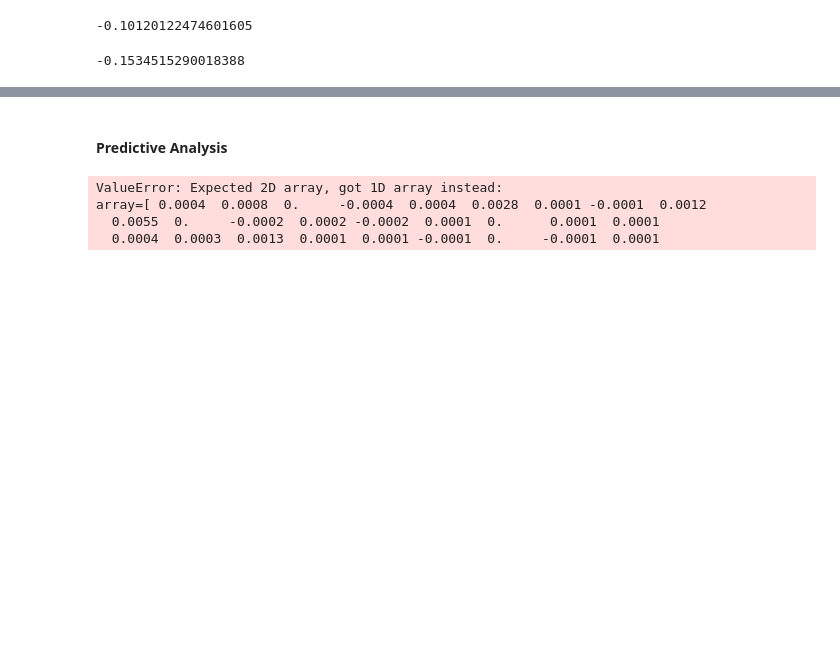
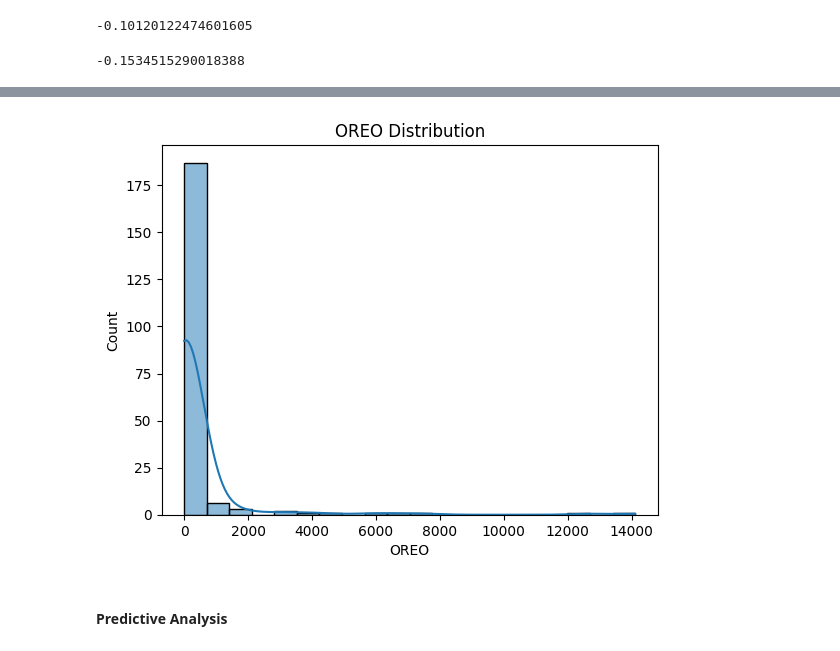
Before and after one commit to chelsbrammer/loan-losses-analysis, a Jupyter notebook: loan_analysis.ipynb, the cells around one changed output, grey strips where cells are left out. Cells and saved outputs as stored; diff of their text form; code cells hidden in the pictures; blank space fills up the shorter version.

```diff
--- a/loan_analysis.ipynb
+++ b/loan_analysis.ipynb
@@ -235,2 +253,11 @@ print(correlations)
+# %%
+# Distribution of a OREO
+sns.histplot(numeric_df['OREO'], bins=20, kde=True)
+plt.xlabel('OREO')
+plt.ylabel('Count')
+plt.title('OREO Distribution')
+plt.show()
+# %% [output]
+[figure, added]
 # %% [markdown]
 #### Predictive Analysis
@@ -240,44 +263,0 @@ numeric_df = new_df.drop(columns=columns_to_exclude)
-# %%
-# Import necessary libraries
-from sklearn.experimental import enable_hist_gradient_boosting  # noqa
-from sklearn.ensemble import HistGradientBoostingClassifier
-from sklearn.model_selection import train_test_split
-from sklearn.impute import SimpleImputer
-import numpy as np
-
-# Assuming 'numeric_df' is your DataFrame after pre-processing
-
-# Define the column to predict
-col_predict = 'Net Charge Offs'
-
-# Split data into features (X) and target (y)
-X = numeric_df.drop(columns=[col_predict])
-y = numeric_df[col_predict]
-
-# Handle missing values in X using SimpleImputer or any other method as required
-# Assuming NaN values can be in X as well, so we handle them here
-imputer_X = SimpleImputer(missing_values=np.nan, strategy='mean')
-X = imputer_X.fit_transform(X)
-
-# Handle missing values in y using SimpleImputer
-imputer_y = SimpleImputer(missing_values=np.nan, strategy='mean')
-y = np.array(imputer_y.fit_transform(y).reshape(-1, 1))
-
-# Split data into training and testing sets
-X_train, X_test, y_train, y_test = train_test_split(X, y, test_size=0.3, random_state=42)
-
-# Initialize the model
-model = HistGradientBoostingClassifier(max_iter=1000)
-
-# Train the model using the imputed target values
-model.fit(X_train, y_train)
-
-# Evaluate the model
-train_score = model.score(X_train, y_train)
-test_score = model.score(X_test, y_test)
-print(f"Train Score: {train_score:.2f}, Test Score: {test_score:.2f}")
-# %% [output]
-ValueError: Expected 2D array, got 1D array instead:
-array=[ 0.0004  0.0008  0.     -0.0004  0.0004  0.0028  0.0001 -0.0001  0.0012
-  0.0055  0.     -0.0002  0.0002 -0.0002  0.0001  0.      0.0001  0.0001
-  0.0004  0.0003  0.0013  0.0001  0.0001 -0.0001  0.     -0.0001  0.0001
```
Also changed, not shown: parts of 8 cells of this notebook.
